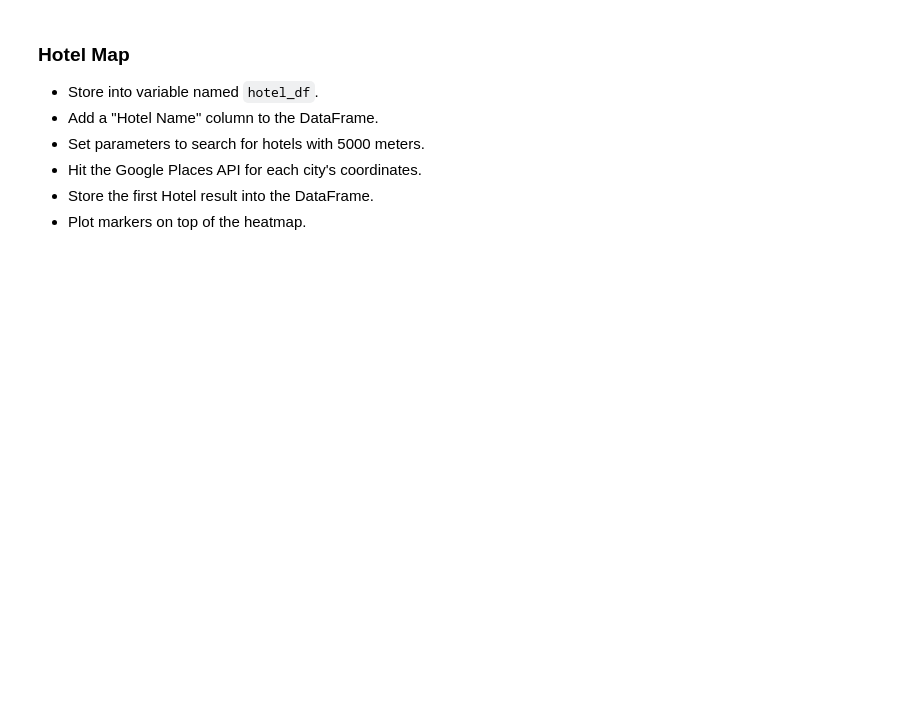
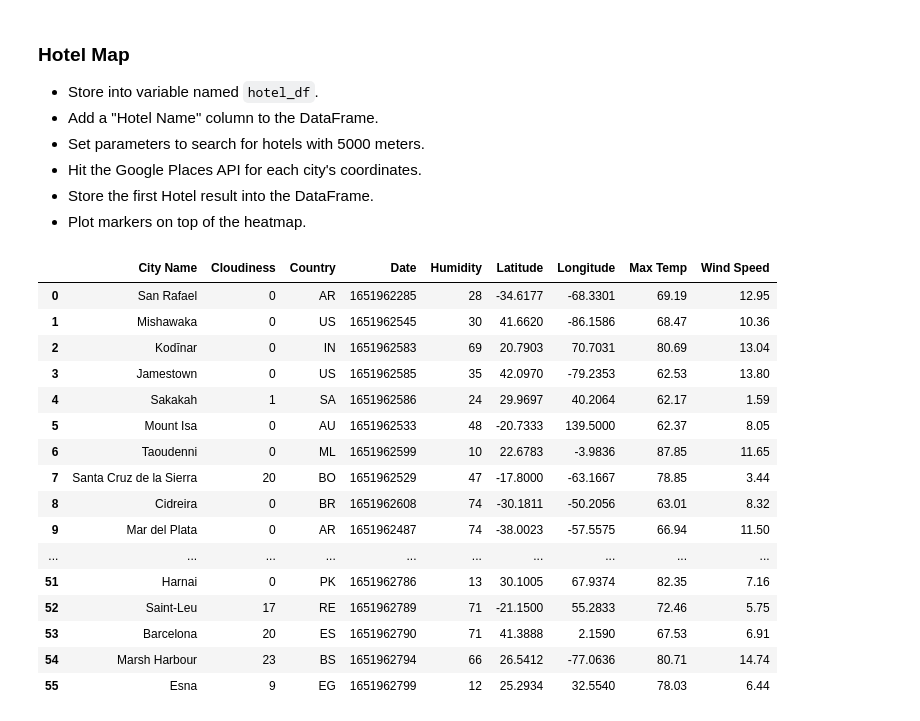
Before and after one commit to cbarraza93/python-api-challenge, a Jupyter notebook: VacationPy/VacationPy_Starter - Copy.ipynb, the cells around one changed output. Drawn from its saved outputs; the diff is of its cells as text; code cells hidden in the pictures; blank space fills up the shorter version.

Commit message:
created preferred cities list

```diff
--- a/VacationPy/VacationPy_Starter - Copy.ipynb
+++ b/VacationPy/VacationPy_Starter - Copy.ipynb
@@ -77,0 +76,15 @@ Temperature Median 62.97
+# %%
+pref_cities = cities_df.loc[
+    (cities_df["Max Temp"] > 60) &
+    (cities_df["Max Temp"] < 90) &
+    (cities_df["Wind Speed"] < 15) &
+    (cities_df["Humidity"] < 75) &
+    (cities_df["Cloudiness"] >= 0) &
+    (cities_df["Cloudiness"] < 30)
+]
+pref_cities = pref_cities.dropna(how='any')
+pref_cities.reset_index(inplace=True)
+del pref_cities['index']
+
+# Display to output
+pref_cities.head()
@@ -83,6 +103,27 @@ Temperature Median 62.97
 * Hit the Google Places API for each city's coordinates.
 * Store the first Hotel result into the DataFrame.
 * Plot markers on top of the heatmap.
+# %%
+hotel_df = pd.DataFrame(pref_cities)
+hotel_df
+# %% [output]
+|  | City Name | Cloudiness | Country | Date | Humidity | Latitude | Longitude | Max Temp | Wind Speed |
+| 0 | San Rafael | 0 | AR | 1651962285 | 28 | -34.6177 | -68.3301 | 69.19 | 12.95 |
+| 1 | Mishawaka | 0 | US | 1651962545 | 30 | 41.6620 | -86.1586 | 68.47 | 10.36 |
+| 2 | Kodīnar | 0 | IN | 1651962583 | 69 | 20.7903 | 70.7031 | 80.69 | 13.04 |
+| 3 | Jamestown | 0 | US | 1651962585 | 35 | 42.0970 | -79.2353 | 62.53 | 13.80 |
+| 4 | Sakakah | 1 | SA | 1651962586 | 24 | 29.9697 | 40.2064 | 62.17 | 1.59 |
+| 5 | Mount Isa | 0 | AU | 1651962533 | 48 | -20.7333 | 139.5000 | 62.37 | 8.05 |
+| 6 | Taoudenni | 0 | ML | 1651962599 | 10 | 22.6783 | -3.9836 | 87.85 | 11.65 |
+| 7 | Santa Cruz de la Sierra | 20 | BO | 1651962529 | 47 | -17.8000 | -63.1667 | 78.85 | 3.44 |
+| 8 | Cidreira | 0 | BR | 1651962608 | 74 | -30.1811 | -50.2056 | 63.01 | 8.32 |
+| 9 | Mar del Plata | 0 | AR | 1651962487 | 74 | -38.0023 | -57.5575 | 66.94 | 11.50 |
+| ... | ... | ... | ... | ... | ... | ... | ... | ... | ... |
+| 51 | Harnai | 0 | PK | 1651962786 | 13 | 30.1005 | 67.9374 | 82.35 | 7.16 |
+| 52 | Saint-Leu | 17 | RE | 1651962789 | 71 | -21.1500 | 55.2833 | 72.46 | 5.75 |
+| 53 | Barcelona | 20 | ES | 1651962790 | 71 | 41.3888 | 2.1590 | 67.53 | 6.91 |
+| 54 | Marsh Harbour | 23 | BS | 1651962794 | 66 | 26.5412 | -77.0636 | 80.71 | 14.74 |
+| 55 | Esna | 9 | EG | 1651962799 | 12 | 25.2934 | 32.5540 | 78.03 | 6.44 |
 # %%
 # NOTE: Do not change any of the code in this cell
 
```
Also changed, not shown: parts of 3 cells of this notebook.
